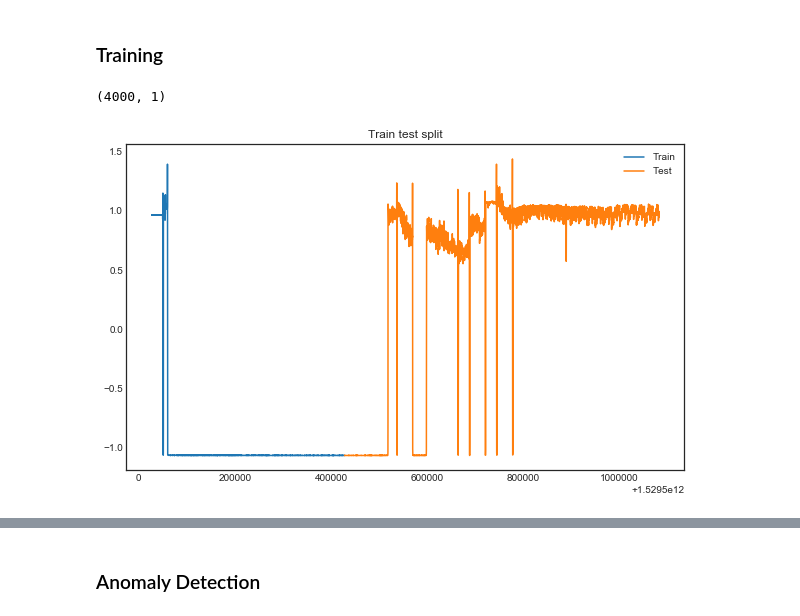
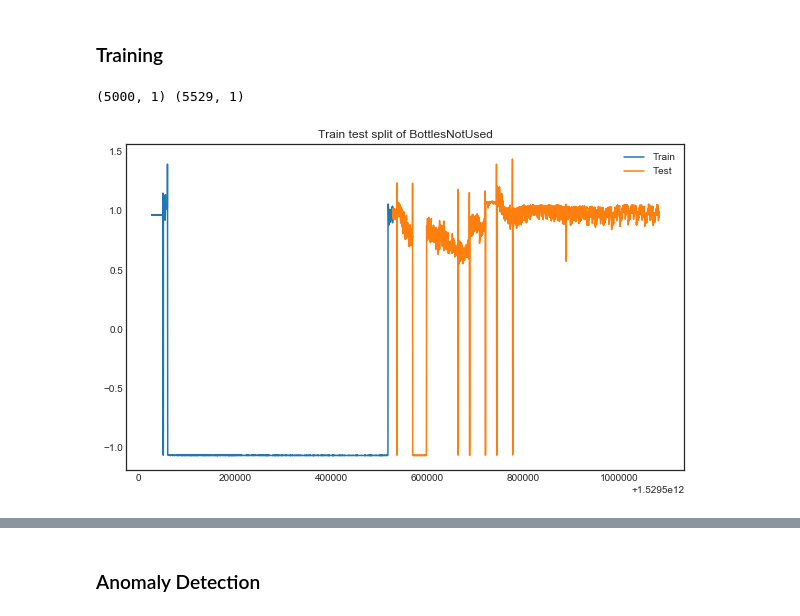
Before and after one commit to lisaong/diec, a Jupyter notebook: day3/Anomaly_detection_train.ipynb, the cells around one changed output, grey strips where cells are left out. Cells and saved outputs as stored; diff of their text form; code cells hidden in the pictures.

```diff
--- a/day3/Anomaly_detection_train.ipynb
+++ b/day3/Anomaly_detection_train.ipynb
@@ -321,18 +339,18 @@ class VAE(object):
 # %% [markdown]
 ### Training
 # %%
-y = scaled_df1[:, df1.columns == series]
-y_train, y_test = train_test_split(y, shuffle=False, train_size=4000)
+x = scaled_df1[:, df1.columns == series]
+x_train, x_test = train_test_split(x, shuffle=False, train_size=5000)
 
-y_train.shape
+print(x_train.shape, x_test.shape)
 # %% [output]
-(4000, 1)
+(5000, 1) (5529, 1)
 # %%
 fig, ax = plt.subplots(figsize=(10, 6))
-ax.plot(df1.index[:y_train.shape[0]], y_train, label='Train')
-ax.plot(df1.index[y_train.shape[0]:], y_test, label='Test')
-ax.set(title='Train test split')
+ax.plot(df1.index[:x_train.shape[0]], x_train, label='Train')
+ax.plot(df1.index[x_train.shape[0]:], x_test, label='Test')
+ax.set(title=f'Train test split of {series}')
 ax.legend()
 plt.show()
 # %% [output]
-[figure, old version]
+[figure, new version]
```
Also changed, not shown: parts of 27 cells of this notebook, 3 other files.
